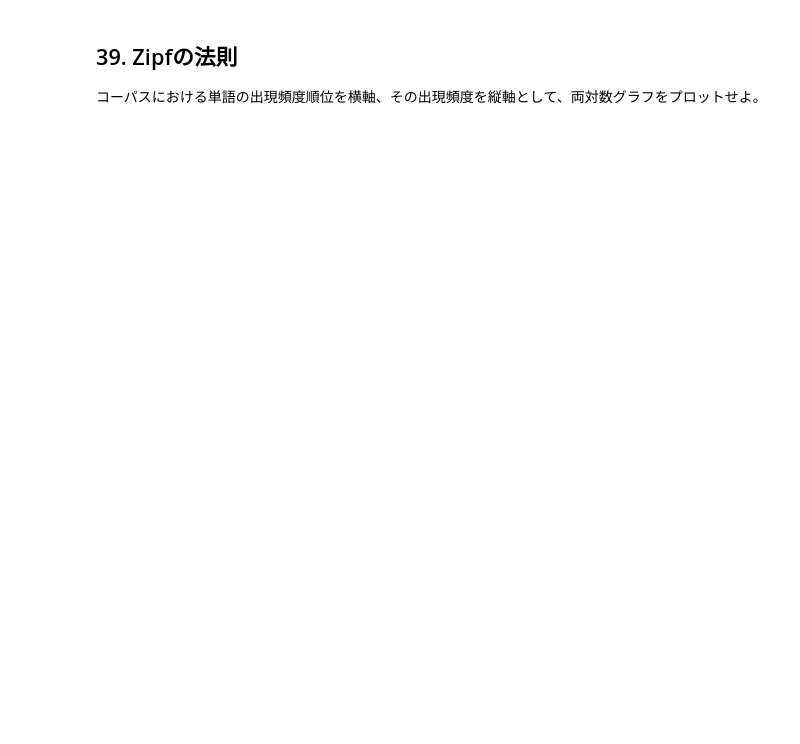
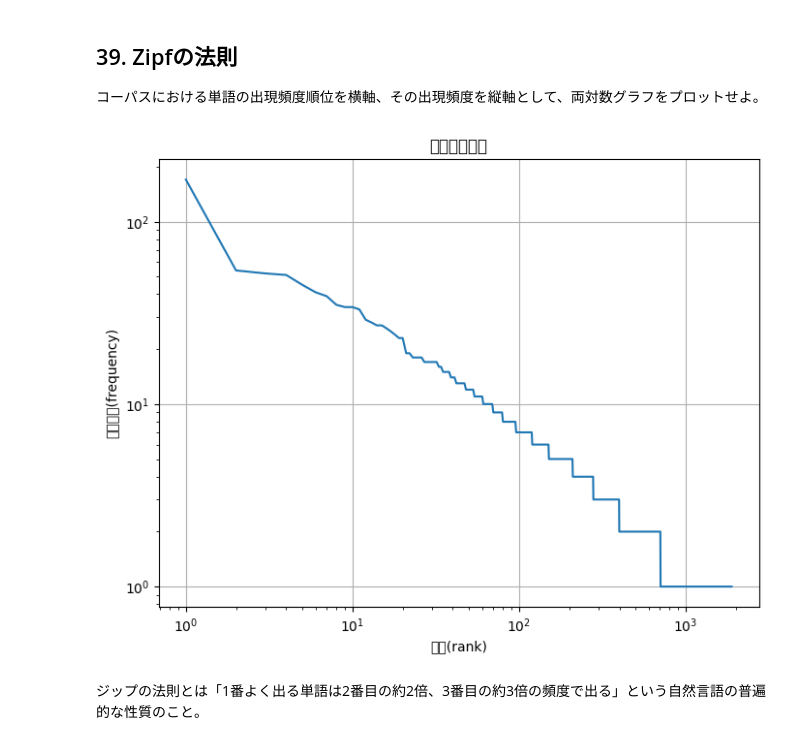
Before and after one commit to yuzu0714/Anan.kosen-chat, a Jupyter notebook: ja/ch04.ipynb, the cells around one changed output. Drawn from its saved outputs; the diff is of its cells as text; code cells hidden in the pictures; blank space fills up the shorter version.

```diff
--- a/ja/ch04.ipynb
+++ b/ja/ch04.ipynb
@@ -43,3 +252,27 @@ text = """
 # %% [markdown]
 ## 37. 名詞の出現頻度
 コーパスにおける名詞の出現頻度を求め、出現頻度の高い20語とその出現頻度を表示せよ。
+# %%
+import json
+import gzip
+import re
+import spacy
+from collections import Counter
+
+nlp = spacy.load("ja_ginza")
+word_counts = Counter()
+
+with gzip.open("jawiki-country.json.gz", 'rt', encoding="utf-8") as f:
+    for line in f:
+        article = json.loads(line)
+        if article['title'] == 'イギリス':
+            cleaned_text = clean_value(article['text'])
+            for sent in cleaned_text.split('。'):
+                doc = nlp(sent)
+                for token in doc:
+                    if token.pos_ == "NOUN":
+                        word_counts[token.text] += 1
+            break
+
+for word, counts in word_counts.most_common(20):
+    print(f"{word}\t{counts}")
@@ -49,3 +438,27 @@ text = """
 # %% [markdown]
 ## 39. Zipfの法則
 コーパスにおける単語の出現頻度順位を横軸、その出現頻度を縦軸として、両対数グラフをプロットせよ。
+# %%
+import matplotlib.pyplot as plt
+from collections import Counter
+import json
+import gzip
+
+freq_rank=sorted(word_counts.values(),reverse=True)     #.values() で出現回数だけを取り出す。sorted(..., reverse=True) で大きい順に並べ替える。
+
+ranks=range(1,len(freq_rank)+1)     #横軸：順位(1から単語数までの連番)
+freqs=freq_rank                     #縦軸：出現回数
+
+plt.figure(figsize=(8,6))
+plt.plot(ranks,freqs)
+plt.xscale('log')       #x軸を対数スケールにする
+plt.yscale('log')
+plt.xlabel('順位(rank)')
+plt.ylabel('出現頻度(frequency)')
+plt.title('ジップの法則')
+plt.grid(True)
+plt.show()
+# %% [output]
+[figure, added]
+# %% [markdown]
+ジップの法則とは「1番よく出る単語は2番目の約2倍、3番目の約3倍の頻度で出る」という自然言語の普遍的な性質のこと。
```
Also changed, not shown: parts of 15 cells of this notebook.
